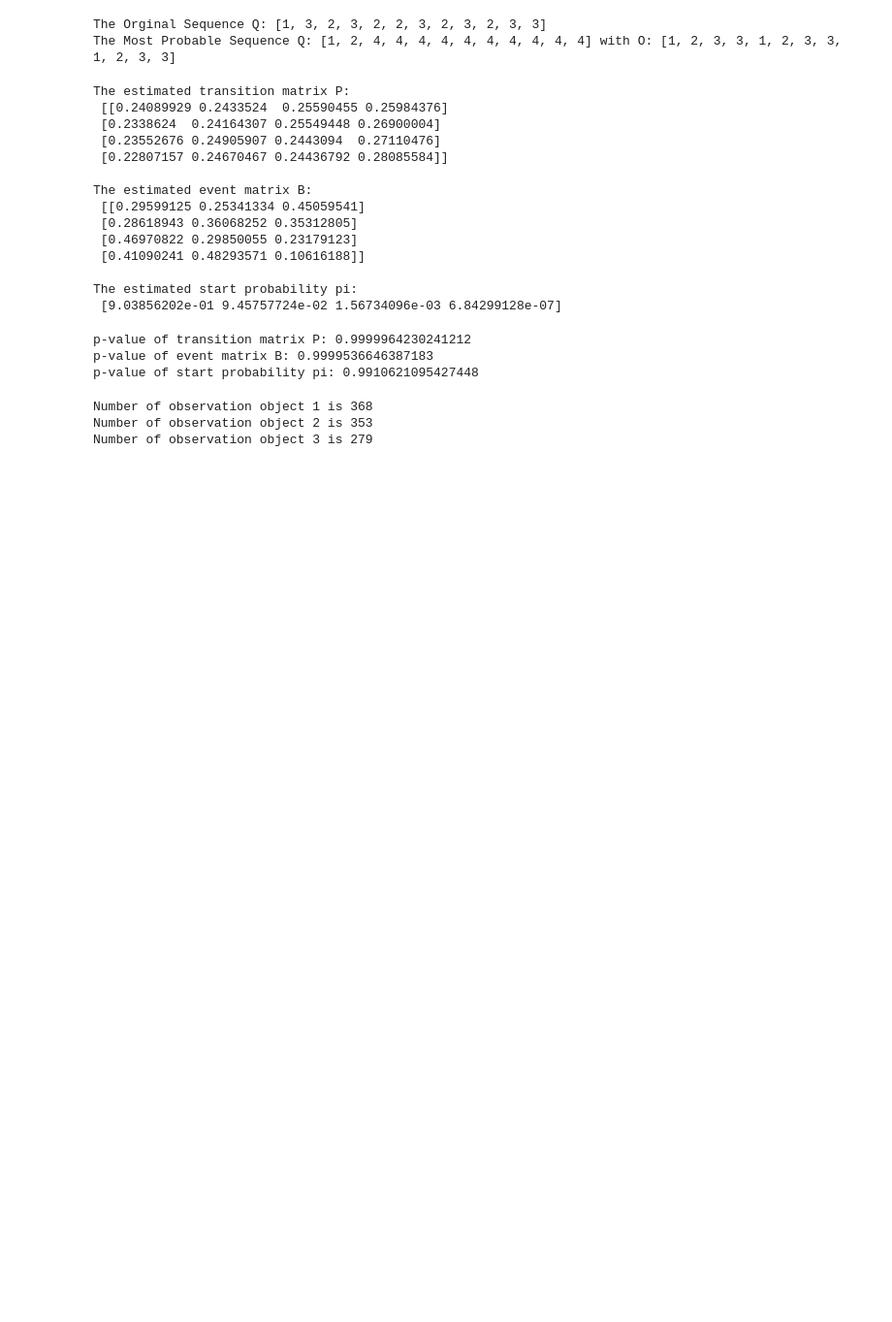
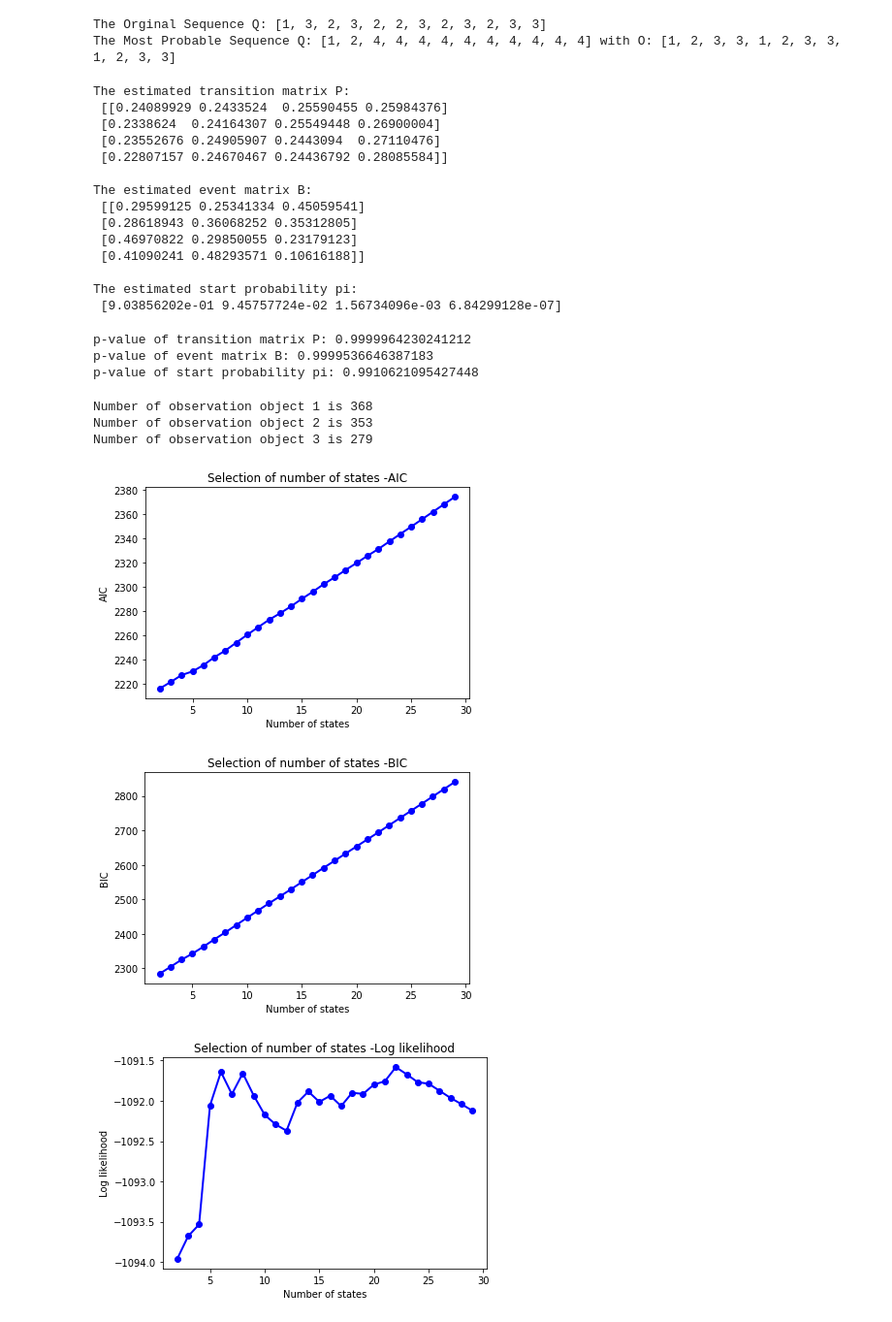
Before and after one commit to justin830827/IoT-Analytics, a Jupyter notebook: HMM/ipynb/HMM.ipynb, the cells around one changed output. Shown at 97% size. Saved outputs shown, nothing was run; the diff lists cells and outputs as text; code cells hidden in the pictures; blank space fills up the shorter version.

```diff
--- a/HMM/ipynb/HMM.ipynb
+++ b/HMM/ipynb/HMM.ipynb
@@ -48,7 +49,7 @@ Sum of row[3] is 0.9999999999999999
  [0.3496476  0.35823218 0.29212022]]
 # %%
 # Identify observation
-def get_oberservation(state):
+def get_observation(state):
     v = [1,2,3] # states
     return np.random.choice(v, 1, p = b_matrix[state-1])[0]
 
@@ -156,3 +157,47 @@ for k in sorted(cnt.keys()):
 Number of observation object 1 is 368
 Number of observation object 2 is 353
 Number of observation object 3 is 279
+# %%
+def AIC(logL, p):
+    return -2 * logL + 2 * p
+
+def BIC(logL, observations, p):
+    T = len(observations)
+    return -2 * logL + p * math.log(T)
+
+def compute_p(n,m):
+    return m ** 2 + n * m -1
+
+def plot(y, label):
+    x = np.arange(2,30)
+    plt.plot(x,y, marker='o', color='blue', linewidth=2, label=label)
+    plt.xlabel('Number of states')
+    plt.ylabel(label)
+    plt.title('Selection of number of states -{}'.format(label))
+    plt.savefig('{}.png'.format(label))
+    plt.show()
+# %%
+aic = []
+bic = []
+likelihood = []
+m = 3
+import math
+for n in range(2,30):
+    observations = LabelEncoder().fit_transform(O)
+    model = MultinomialHMM(n_components=n, random_state=200263453)
+    model.fit(np.atleast_2d(observations))
+    logL = model.score(np.atleast_2d(observations))
+    p = compute_p(n,m)
+    a = AIC(logL, p)
+    b = BIC(logL, observations, p)
+    likelihood.append(logL)
+    aic.append(a)
+    bic.append(b)
+# %%
+plot(aic,'AIC')
+plot(bic,'BIC')
+plot(likelihood,'Log likelihood')
+# %% [output]
+[figure, added]
+[figure, added]
+[figure, added]
```
Also changed, not shown: parts of 2 cells of this notebook, 6 other files.
